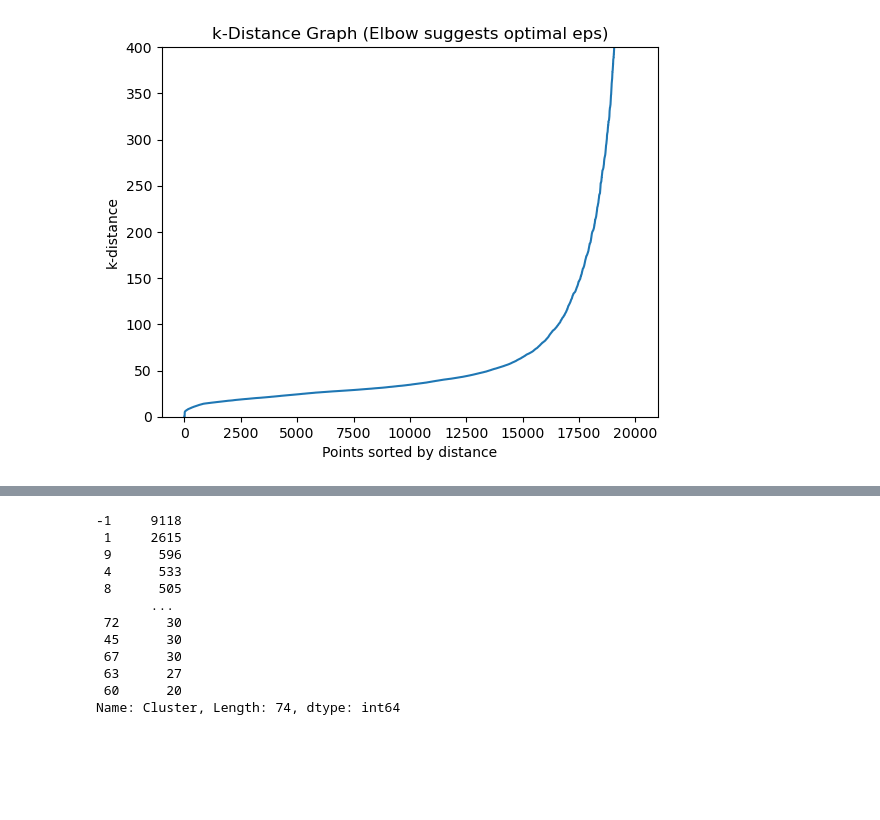
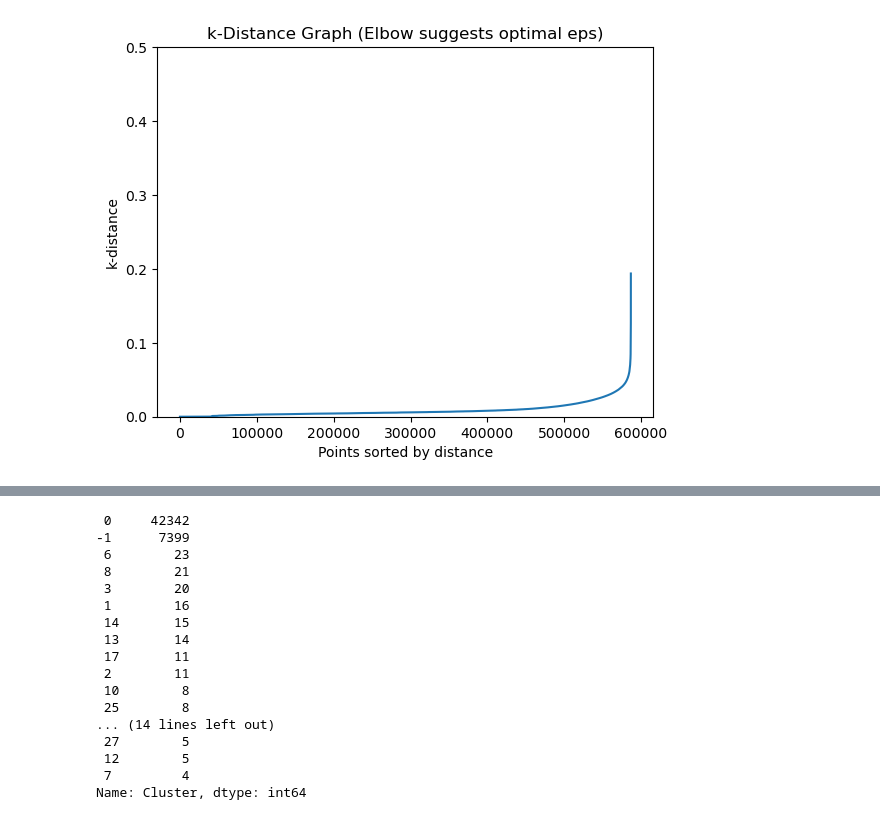
Before and after one commit to budgethp/ML, a Jupyter notebook: Semester 2/Untitled4.ipynb, the cells around one changed output, grey strips where cells are left out. Cells and saved outputs as stored; diff of their text form; code cells hidden in the pictures; blank space fills up the shorter version.

```diff
--- a/Semester 2/Untitled4.ipynb
+++ b/Semester 2/Untitled4.ipynb
@@ -9,25 +8,24 @@ import matplotlib.pyplot as plt
 # %%
 df2 = pd.read_csv('tracks.csv')
 df = df2.drop(columns=['id', 'name', 'artists', 'id_artists', 'release_date'])
-df=df.truncate(after=20000)
+df=df[['danceability','energy','instrumentalness','acousticness']]
 from sklearn.neighbors import NearestNeighbors
 
-k = 5  # Typical choice: min_samples
+k = 2
 neighbors = NearestNeighbors(n_neighbors=k)
 neighbors_fit = neighbors.fit(df)
 distances, indices = neighbors_fit.kneighbors(df)
 
-# Sort distances for visualization
 distances = np.sort(distances[:, k-1], axis=0)
 fig, ax = plt.subplots()
-ax.set_ylim(0, 400)
+ax.set_ylim(0, 0.5)
 plt.plot(distances)
 plt.ylabel('k-distance')
 plt.xlabel('Points sorted by distance')
 plt.title('k-Distance Graph (Elbow suggests optimal eps)')
 plt.show()
 # %% [output]
-[figure, old version]
+[figure, new version]
 # %%
 df.head()
 # %% [output]
@@ -39,8 +37,8 @@ df.head()
 | 4 | 08y9GfoqCWfOGsKdwojr5e | Lady of the Evening | 0 | 163080 | 0 | ['Dick Haymes'] | ['3BiJGZsyX9sJchTqcSA7Su'] | 1922 | 0.402 | ... |
 # %%
 
-epsilon = 100  # Chosen based on k-distance graph
-min_samples = 30  # 2 * num_features (2D data)
+epsilon = 0.05  # Chosen based on k-distance graph
+min_samples = 8  # 2 * num_features (2D data)
 dbscan = DBSCAN(eps=epsilon, min_samples=min_samples)
 clusters = dbscan.fit_predict(df)
 # Assign cluster labels
@@ -48,18 +46,23 @@ df['Cluster'] = dbscan.labels_
 
 print(df['Cluster'].value_counts())
 # %% [output]
--1     9118
- 1     2615
- 9      596
- 4      533
- 8      505
-       ...
- 72      30
- 45      30
- 67      30
- 63      27
- 60      20
-Name: Cluster, Length: 74, dtype: int64
+ 0     42342
+-1      7399
+ 6        23
+ 8        21
+ 3        20
+ 1        16
+ 14       15
+ 13       14
+ 17       11
+ 2        11
+ 10        8
+ 25        8
+... (14 lines left out)
+ 27        5
+ 12        5
+ 7         4
+Name: Cluster, dtype: int64
 # %%
 if len(set(dbscan.labels_)) > 1:
     score = silhouette_score(df, dbscan.labels_)
```
Also changed, not shown: parts of 19 cells of this notebook.
